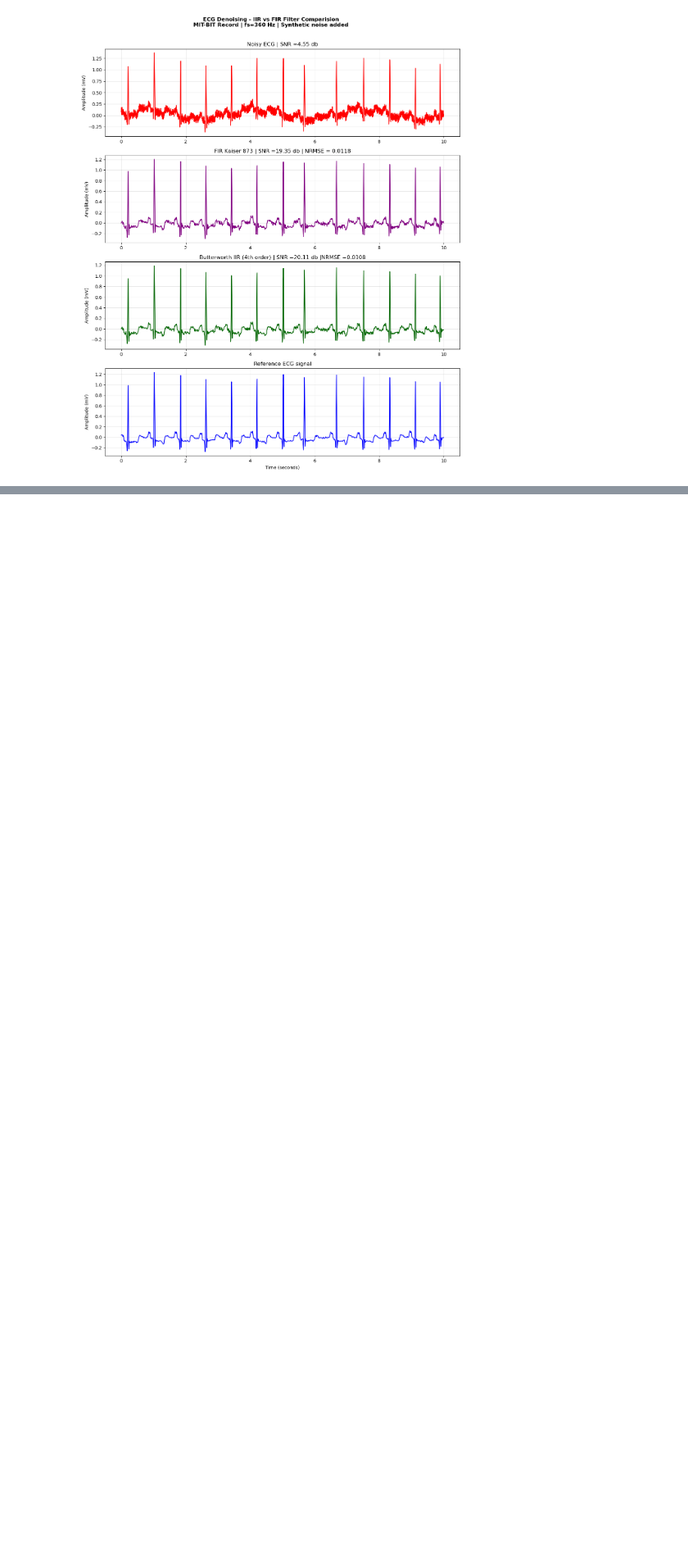
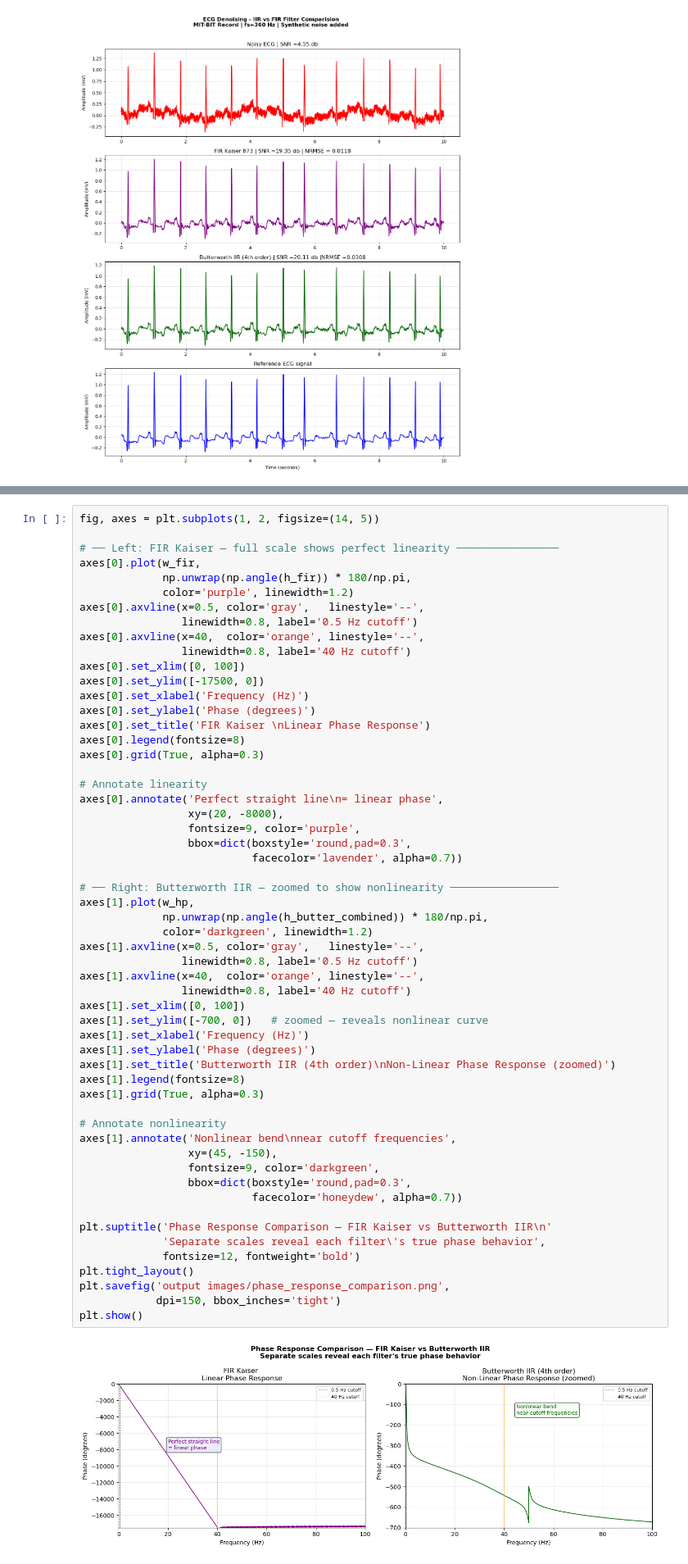
Before and after one commit to santhoshrk08/dsp_learning, a Jupyter notebook: ecg_denoising_project.ipynb, the cells around one changed output, grey strips where cells are left out. Shown at 82% size. Drawn from its saved outputs; the diff is of its cells as text; blank space fills up the shorter version.

```diff
--- a/ecg_denoising_project.ipynb
+++ b/ecg_denoising_project.ipynb
@@ -328,0 +446,58 @@ plt.show()
+# %%
+fig, axes = plt.subplots(1, 2, figsize=(14, 5))
+
+# ── Left: FIR Kaiser — full scale shows perfect linearity ────────────────
+axes[0].plot(w_fir,
+             np.unwrap(np.angle(h_fir)) * 180/np.pi,
+             color='purple', linewidth=1.2)
+axes[0].axvline(x=0.5, color='gray',   linestyle='--',
+                linewidth=0.8, label='0.5 Hz cutoff')
+axes[0].axvline(x=40,  color='orange', linestyle='--',
+                linewidth=0.8, label='40 Hz cutoff')
+axes[0].set_xlim([0, 100])
+axes[0].set_ylim([-17500, 0])
+axes[0].set_xlabel('Frequency (Hz)')
+axes[0].set_ylabel('Phase (degrees)')
+axes[0].set_title('FIR Kaiser \nLinear Phase Response')
+axes[0].legend(fontsize=8)
+axes[0].grid(True, alpha=0.3)
+
+# Annotate linearity
+axes[0].annotate('Perfect straight line\n= linear phase',
+                 xy=(20, -8000),
+                 fontsize=9, color='purple',
+                 bbox=dict(boxstyle='round,pad=0.3',
+                           facecolor='lavender', alpha=0.7))
+
+# ── Right: Butterworth IIR — zoomed to show nonlinearity ─────────────────
+axes[1].plot(w_hp,
+             np.unwrap(np.angle(h_butter_combined)) * 180/np.pi,
+             color='darkgreen', linewidth=1.2)
+axes[1].axvline(x=0.5, color='gray',   linestyle='--',
+                linewidth=0.8, label='0.5 Hz cutoff')
+axes[1].axvline(x=40,  color='orange', linestyle='--',
+                linewidth=0.8, label='40 Hz cutoff')
+axes[1].set_xlim([0, 100])
+axes[1].set_ylim([-700, 0])   # zoomed — reveals nonlinear curve
+axes[1].set_xlabel('Frequency (Hz)')
+axes[1].set_ylabel('Phase (degrees)')
+axes[1].set_title('Butterworth IIR (4th order)\nNon-Linear Phase Response (zoomed)')
+axes[1].legend(fontsize=8)
+axes[1].grid(True, alpha=0.3)
+
+# Annotate nonlinearity
+axes[1].annotate('Nonlinear bend\nnear cutoff frequencies',
+                 xy=(45, -150),
+                 fontsize=9, color='darkgreen',
+                 bbox=dict(boxstyle='round,pad=0.3',
+                           facecolor='honeydew', alpha=0.7))
+
+plt.suptitle('Phase Response Comparison — FIR Kaiser vs Butterworth IIR\n'
+             'Separate scales reveal each filter\'s true phase behavior',
+             fontsize=12, fontweight='bold')
+plt.tight_layout()
+plt.savefig('output images/phase_response_comparison.png',
+            dpi=150, bbox_inches='tight')
+plt.show()
+# %% [output]
+[figure, added]
```
Also changed, not shown: parts of 9 cells of this notebook, 7 other files.
